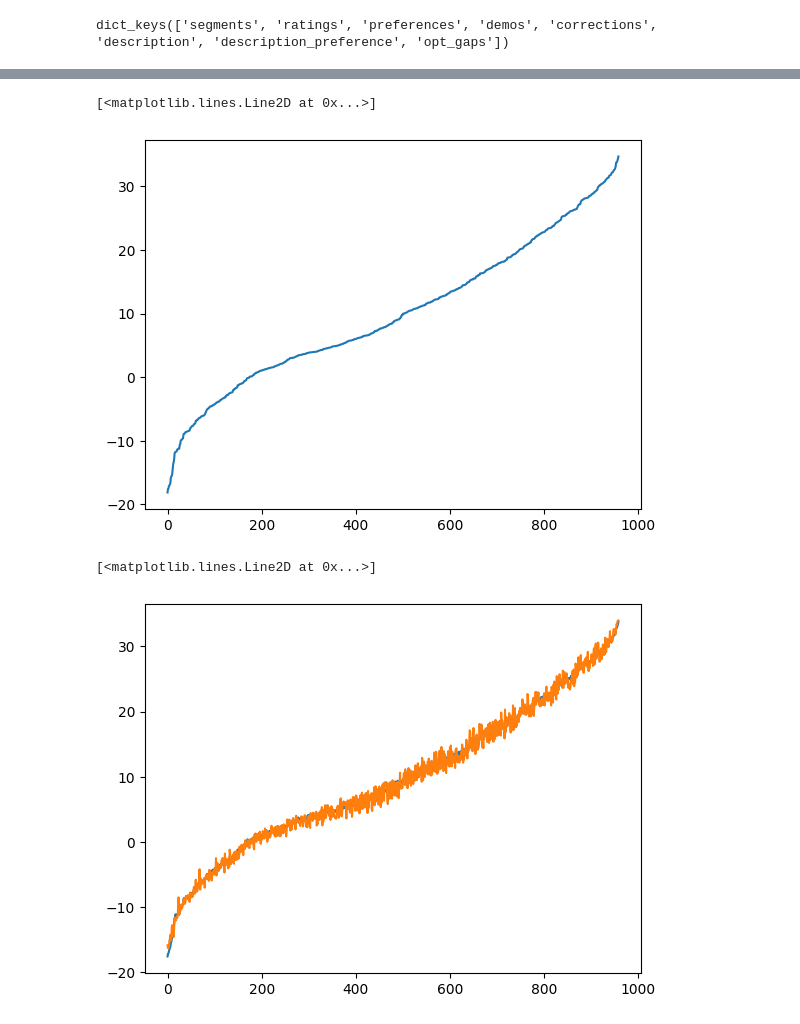
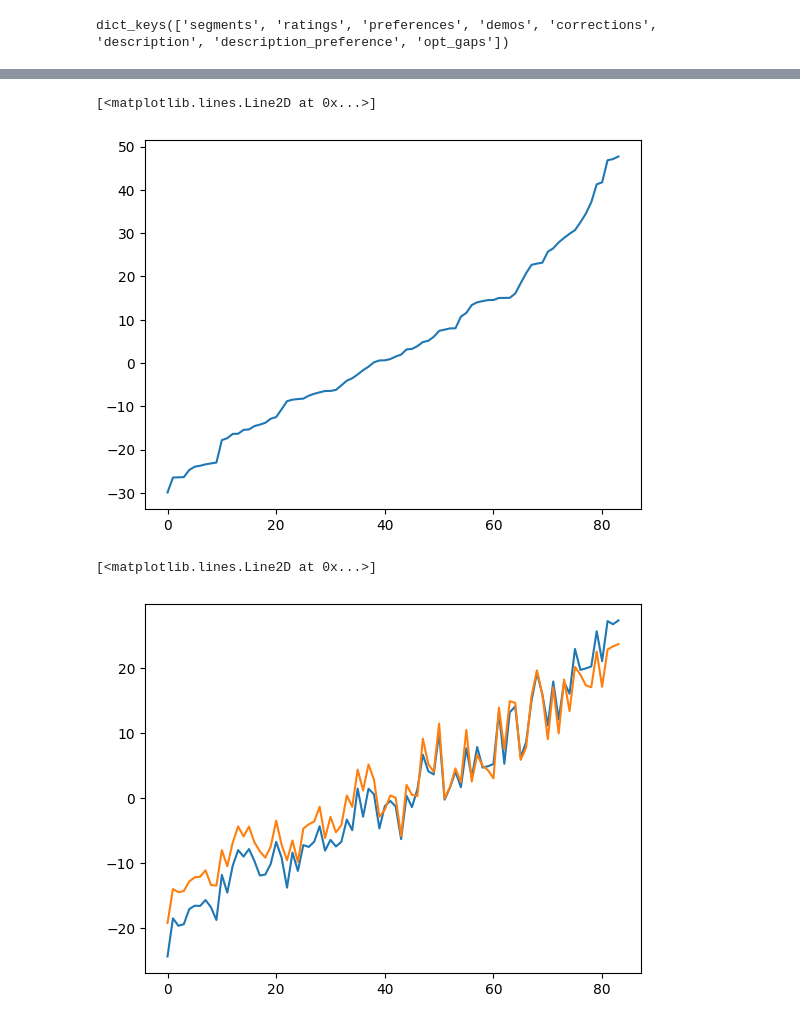
Before and after one commit to ymetz/multi-type-feedback, a Jupyter notebook: rlhf/Analyze_Generated_Feedback.ipynb, the cells around one changed output, grey strips where cells are left out. Saved outputs shown, nothing was run; the diff lists cells and outputs as text; code cells hidden in the pictures.

```diff
--- a/rlhf/Analyze_Generated_Feedback.ipynb
+++ b/rlhf/Analyze_Generated_Feedback.ipynb
@@ -2,7 +2,7 @@
 import pickle
 import numpy as np
 # %%
-with open("feedback_debug/ppo_Swimmer-v5.pkl", "rb" ) as stuff:
+with open("feedback/ppo_HalfCheetah-v5.pkl", "rb" ) as stuff:
     data = pickle.load(stuff)
 # %%
 data.keys()
@@ -46,16 +33,16 @@ index = np.argsort([np.sum([e[2] for e in d]) for d in data["segments"]])
 plt.plot(np.array([np.sum([e[2] for e in d]) for d in data["segments"]])[index])
 # %% [output]
 [<matplotlib.lines.Line2D at 0x...>]
-[figure, old version]
+[figure, new version]
 # %%
 def discounted_sum_numpy(rewards, discount_factor):
     rewards = np.array(rewards)
     n = len(rewards)
     discount_factors = discount_factor ** np.arange(n)
     return np.sum(rewards * discount_factors)
 
-plt.plot(np.array([discounted_sum_numpy([e[2] for e in d], 0.999) for d in data["segments"]])[index])
 plt.plot(-np.array([d for d in data["opt_gaps"]])[index])
+plt.plot(np.array([discounted_sum_numpy([e[2] for e in d], 0.97) for d in data["segments"]])[index])
 # %% [output]
 [<matplotlib.lines.Line2D at 0x...>]
-[figure, old version]
+[figure, new version]
```
Also changed, not shown: parts of 15 cells of this notebook, 5 other files.
